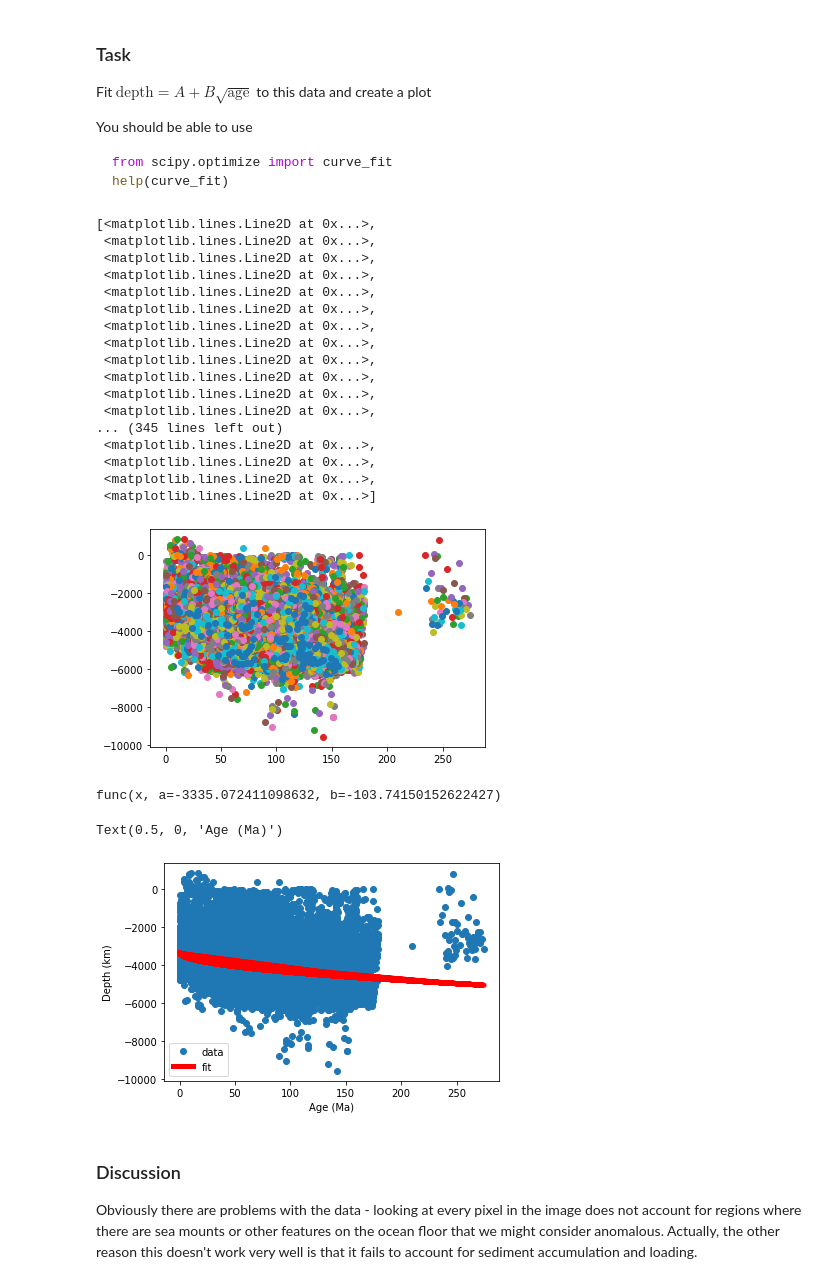
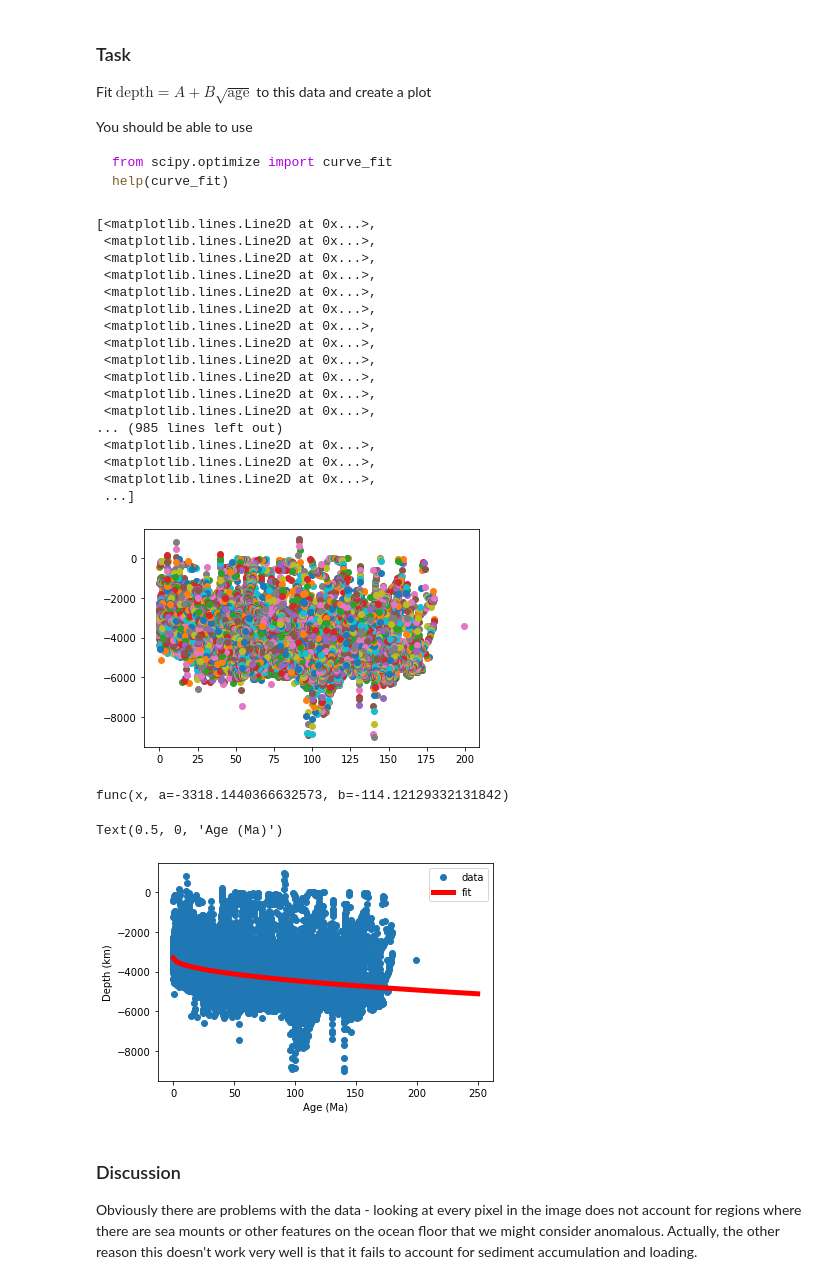
Before and after one commit to rbra6893/2021-Honours, a Jupyter notebook: Exercise1_Rebekah.ipynb, the cells around one changed output. Cells and saved outputs as stored; diff of their text form; code cells hidden in the pictures.

```diff
--- a/Exercise1_Rebekah.ipynb
+++ b/Exercise1_Rebekah.ipynb
@@ -266,3 +266,9 @@ ax2 = plt.colorbar(label='Age (Ma)')
 # %% [output]
 [figure]
 [figure]
+# %%
+#Scatter plot
+ages_smoothed = ages[::100]
+topo_smoothed = etopoH_1[::100]
+
+plt.scatter(ages_smoothed, topo_smoothed)
@@ -280,35 +291,35 @@ help(curve_fit)
 # %%
 ### Your code here
 from scipy.optimize import curve_fit
 
 #create depth function
 def func(x, a, b):
     return a + b*np.sqrt(x)
 
 #add in data sets
-xdata=ages_reduced
-ydata=etopo_reduced
+xdata=ages_smoothed
+ydata=topo_smoothed
 
 plt.plot(xdata, ydata, 'o', label='data')
 # %% [output]
 [<matplotlib.lines.Line2D at 0x...>,
  <matplotlib.lines.Line2D at 0x...>,
  <matplotlib.lines.Line2D at 0x...>,
  <matplotlib.lines.Line2D at 0x...>,
  <matplotlib.lines.Line2D at 0x...>,
  <matplotlib.lines.Line2D at 0x...>,
  <matplotlib.lines.Line2D at 0x...>,
  <matplotlib.lines.Line2D at 0x...>,
  <matplotlib.lines.Line2D at 0x...>,
  <matplotlib.lines.Line2D at 0x...>,
  <matplotlib.lines.Line2D at 0x...>,
  <matplotlib.lines.Line2D at 0x...>,
-... (345 lines left out)
+... (985 lines left out)
  <matplotlib.lines.Line2D at 0x...>,
  <matplotlib.lines.Line2D at 0x...>,
  <matplotlib.lines.Line2D at 0x...>,
- <matplotlib.lines.Line2D at 0x...>]
+ ...]
-[figure, old version]
+[figure, new version]
 # %%
 #Get rid of Nans
 xdata = xdata[~np.isnan(xdata)]
@@ -318,15 +329,19 @@ ydata = ydata[~np.isnan(ydata)]
 popt, pcov = curve_fit(func, xdata, ydata)
 print ("func(x, a={}, b={})".format(popt[0], popt[1]))
 
+#create smooth curve with new x range
+x_curve = np.linspace(0, 250, 100)
+y_curve = func(x_curve, *popt)
+
 plt.plot(xdata, ydata, 'o', label='data')
-plt.plot(xdata, func(xdata, *popt), 'r-', label='fit', linewidth=5)
+plt.plot(x_curve, y_curve, 'r-', label='fit', linewidth=5)
 plt.legend()
 plt.ylabel( 'Depth (km)' )
 plt.xlabel( 'Age (Ma)' )
 # %% [output]
-func(x, a=-3335.072411098632, b=-103.74150152622427)
+func(x, a=-3318.1440366632573, b=-114.12129332131842)
 Text(0.5, 0, 'Age (Ma)')
-[figure, old version]
+[figure, new version]
 # %%
 #fit/trend is quite weak, there is a fair bit of error on either side of the line (particularly above the line - effect of sediment loading?)
 #Vague trend of getting deeper as crust ages, as discussed above
```
Also changed, not shown: parts of 2 cells of this notebook.
